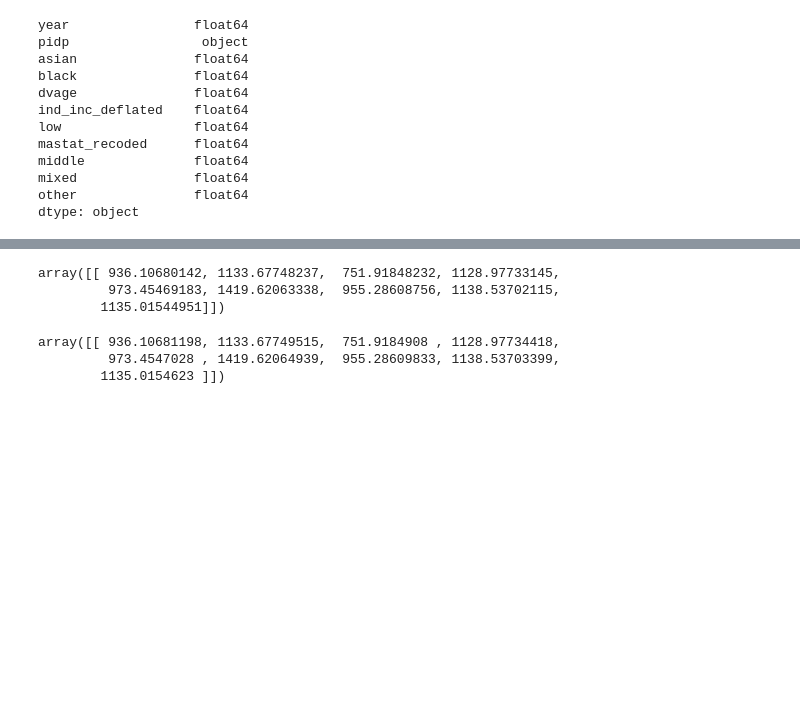
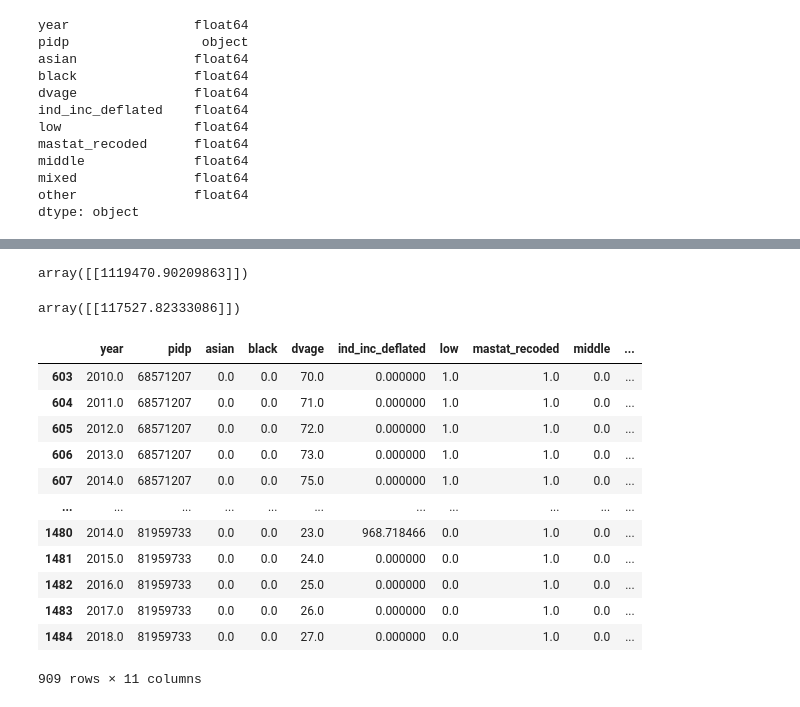
Before and after one commit to centre-for-care/costofcare, a Jupyter notebook: convex_sc.ipynb, the cells around one changed output, grey strips where cells are left out. Drawn from its saved outputs; the diff is of its cells as text; code cells hidden in the pictures; blank space fills up the shorter version.

Commit message:
original idea dint worked working now in another

```diff
--- a/convex_sc.ipynb
+++ b/convex_sc.ipynb
@@ -310,12 +305,24 @@ CONVERGENCE: REL_REDUCTION_OF_F_<=_FACTR*EPSMCH
 # %%
-result.synth_outcome
+result.min_loss
 # %% [output]
-array([[ 936.10680142, 1133.67748237,  751.91848232, 1128.97733145,
-         973.45469183, 1419.62063338,  955.28608756, 1138.53702115,
-        1135.01544951]])
+array([[1119470.90209863]])
 # %%
-sc.original_data.synth_outcome
+sc.original_data.min_loss
 # %% [output]
-array([[ 936.10681198, 1133.67749515,  751.9184908 , 1128.97734418,
-         973.4547028 , 1419.62064939,  955.28609833, 1138.53703399,
-        1135.0154623 ]])
+array([[117527.82333086]])
+# %%
+data
+# %% [output]
+|  | year | pidp | asian | black | dvage | ind_inc_deflated | low | mastat_recoded | middle | ... |
+| 603 | 2010.0 | 68571207 | 0.0 | 0.0 | 70.0 | 0.000000 | 1.0 | 1.0 | 0.0 | ... |
+| 604 | 2011.0 | 68571207 | 0.0 | 0.0 | 71.0 | 0.000000 | 1.0 | 1.0 | 0.0 | ... |
+| 605 | 2012.0 | 68571207 | 0.0 | 0.0 | 72.0 | 0.000000 | 1.0 | 1.0 | 0.0 | ... |
+| 606 | 2013.0 | 68571207 | 0.0 | 0.0 | 73.0 | 0.000000 | 1.0 | 1.0 | 0.0 | ... |
+| 607 | 2014.0 | 68571207 | 0.0 | 0.0 | 75.0 | 0.000000 | 1.0 | 1.0 | 0.0 | ... |
+| ... | ... | ... | ... | ... | ... | ... | ... | ... | ... | ... |
+| 1480 | 2014.0 | 81959733 | 0.0 | 0.0 | 23.0 | 968.718466 | 0.0 | 1.0 | 0.0 | ... |
+| 1481 | 2015.0 | 81959733 | 0.0 | 0.0 | 24.0 | 0.000000 | 0.0 | 1.0 | 0.0 | ... |
+| 1482 | 2016.0 | 81959733 | 0.0 | 0.0 | 25.0 | 0.000000 | 0.0 | 1.0 | 0.0 | ... |
+| 1483 | 2017.0 | 81959733 | 0.0 | 0.0 | 26.0 | 0.000000 | 0.0 | 1.0 | 0.0 | ... |
+| 1484 | 2018.0 | 81959733 | 0.0 | 0.0 | 27.0 | 0.000000 | 0.0 | 1.0 | 0.0 | ... |
+909 rows × 11 columns
```
Also changed, not shown: parts of 7 cells of this notebook, 2 other files.
